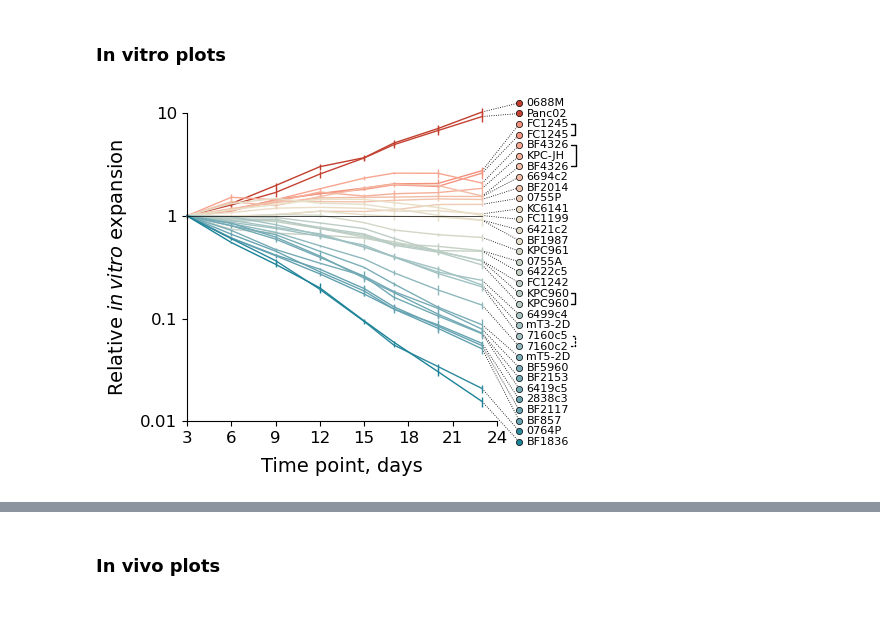
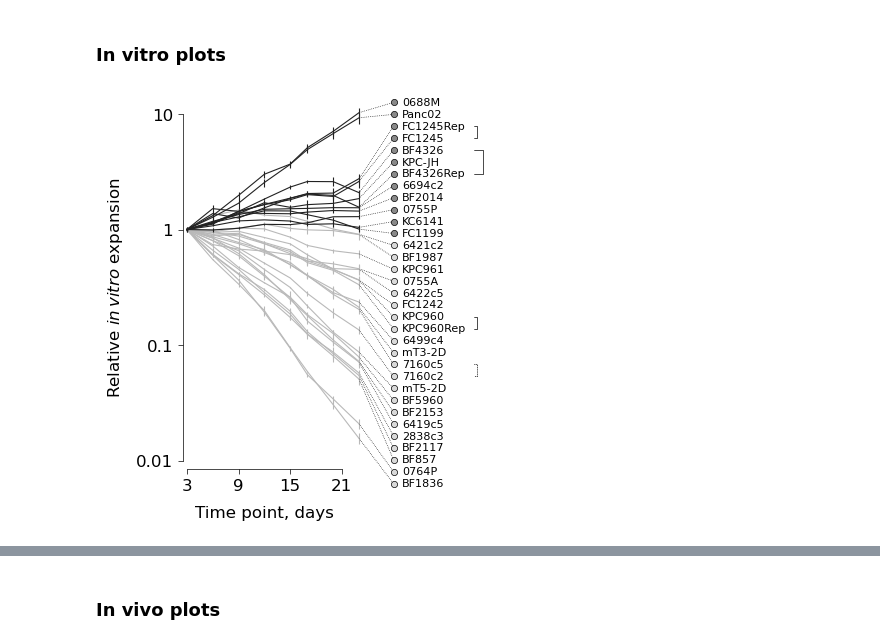
Before and after one commit to alyulina/metastatic-phenotypes, a Jupyter notebook: figures/fig2.ipynb, the cells around one changed output, grey strips where cells are left out. Saved outputs shown, nothing was run; the diff lists cells and outputs as text; code cells hidden in the pictures; blank space fills up the shorter version.

```diff
--- a/figures/fig2.ipynb
+++ b/figures/fig2.ipynb
@@ -27,17 +29,18 @@ importlib.reload(utils)
 # %%
 # pre-processed data:
 # excluded samples: SK1_8 (very low coverage), SK1_11 (duplicate of SK1_10), LS01_17 (no spike-in detected), LS01_32 (no reads)
-metadata = pd.read_csv('/Users/alyulina/Projects/Cancer/Data/metadata.csv', index_col='sample id') # all sequencing samples
-read_counts_by_cell_line = pd.read_csv('/Users/alyulina/Projects/Cancer/Data/cell-line_read_counts.csv', index_col='clID')
-cell_counts_by_cell_line = pd.read_csv('/Users/alyulina/Projects/Cancer/Data/cell-line_cell_counts.csv', index_col='clID')
+metadata = pd.read_csv('/Users/alyulina/Research/metastatic-phenotypes/data/metadata.csv', index_col='sample id') # all sequencing samples
+read_counts_by_cell_line = pd.read_csv('/Users/alyulina/Research/metastatic-phenotypes/data/cell-line_read_counts.csv', index_col='clID')
+cell_counts_by_cell_line = pd.read_csv('/Users/alyulina/Research/metastatic-phenotypes/data/cell-line_cell_counts.csv', index_col='clID')
 
 clIDs = utils.clIDs
 clID__label = utils.clID__label
-clID__color = utils.clID__color
+clID__color = utils.clID__color_in_vivo
+clID_replicates__linestyle = utils.clID_replicates__linestyle
 
 # where to find data:
-path_to_reads = '/Users/alyulina/Projects/Cancer/Data/bc_counts/'
+path_to_reads = '/Users/alyulina/Research/metastatic-phenotypes/data/bc_counts/'
 
 # where to save plots:
-path_to_save_figs = '/Users/alyulina/Projects/Cancer/Figures/fig2/'
+path_to_save_figs = '/Users/alyulina/Research/metastatic-phenotypes/figures/fig2/figs/'
 # %%
@@ -49,74 +52,70 @@ path_to_save_figs = '/Users/alyulina/Projects/Cancer/Figures/fig2/'
 in_vitro_samples = metadata.loc[metadata['experiment'] == 'in vitro'].groupby('time point, d').apply(lambda df: df.index.tolist())
 clIDs_ordered_in_vitro = ['AGGT', 'AGCA', 'CTTC', 'AGTC', 'ATCG', 'GAAG', 'CACT', 'ACCT', 'CCTT', 'CATG', 'GGAA', 'ACAC', 'GTTG', 'AGAG', 'TTGG', 'TCCA', 'CTGT', 'TTCC', 'CAGA', 'GCAT', 'CGTA', 'GGTT', 'ACGA', 'AAGG', 'GTAC', 'CGAT', 'GCTA', 'CAAC', 'TGAC', 'ATGC', 'ACTG', 'GTGA', 'CCAA'] # clIDs sorted by weighted avg expansion in vitro
 # %%
-plt.figure(figsize=(4, 4));
+name = 'in_vitro_time_series_w_labels'
+si = 'main'
+
+plt.figure(figsize=(2, 4.5));
 plt.gca().spines[['top', 'right']].set_visible(False)
-plt.gca().spines['bottom'].set_position(('axes', 0))
-plt.gca().spines['left'].set_position(('axes', 0))
-w = 0.5
+plt.gca().spines['bottom'].set_position(('axes', -0.025))
+plt.gca().spines['left'].set_position(('axes', -0.025))
+plt.gca().tick_params(width=0.5)
+for spine in ['bottom', 'left']:
+    plt.gca().spines[spine].set_linewidth(0.5)
 
-
-cmap = matplotlib.colors.LinearSegmentedColormap.from_list('custom_cmap', ['#c13e2e', '#e86b5a', '#f9a28d', '#e9e0c8', '#a3c3c3', '#5e9faf', '#00768d'][::-1])
-
-colors = matplotlib.cm.ScalarMappable(norm=matplotlib.colors.TwoSlopeNorm(vmin=-2, vcenter=0, vmax=1),
-                                      cmap=cmap)
-
-# defining cell line colors here
-clID__color = {}
 ls = np.logspace(1.1, -2.2, len(clIDs_ordered_in_vitro))
 for count, clID in enumerate(clIDs_ordered_in_vitro):
 
     xs = []
     ys = []
     errs = []
 
     # normalizing by the avg fraction at t = 3 days
     t = 3
     norm = np.mean([read_counts_by_cell_line[sample_id][clID] / sum(read_counts_by_cell_line[sample_id][1:]) for sample_id in in_vitro_samples[t]])
 
     for time_point, sample_ids in in_vitro_samples.items():
 
         xs.append(time_point)
 
         fracs = [read_counts_by_cell_line[sample_id][clID] / sum(read_counts_by_cell_line[sample_id][1:]) for sample_id in sample_ids]
         ys.append(np.mean(fracs / norm))
         errs.append(np.std(fracs / norm))
 
-    plt.errorbar(xs, ys, errs, color=colors.to_rgba(np.log10(ys[-1])), linewidth=2*w, alpha=1, clip_on=False)
-    clID__color[clID] = colors.to_rgba(np.log10(ys[-1]))
+    if ys[-1] >= 1:
+        c = '#222222'
+        d = '#898989'
+        z = 1
+    else:
+        c = '#b9b9b9'
+        d = '#d9d9d9'
+        z = -1
+    plt.errorbar(xs, ys, errs, color=c, linewidth=0.8, alpha=1, zorder=z, clip_on=False)
 
-    plt.text(26, ls[count], clID__label[clID], size=8, va='center')
-    plt.plot([xs[-1], 25.5], [ys[-1], ls[count]], linewidth=1.25*w, linestyle=':', color='black', clip_on=False, zorder=-1)
+    plt.text(28, ls[count], clID__label[clID], size=8, va='center')
+    plt.plot([xs[-1], 27], [ys[-1], ls[count]], linewidth=0.5, linestyle=':', color='black', clip_on=False, zorder=-1)
 
-    plt.scatter(25.5, ls[count], color=colors.to_rgba(np.log10(ys[-1])), edgecolor='black', linewidth=w, s=20, clip_on=False)
+    plt.scatter(27, ls[count], color=d, edgecolor='black', linewidth=0.5, s=20, clip_on=False)
 
-plt.plot([t, xs[-1]], [1, 1], color='black', zorder=100, linewidth=w)
-
-plt.annotate('', xy=(28.8, ls[2]), xycoords='data', xytext=(28.8, ls[3]), textcoords='data',
-             arrowprops=dict(arrowstyle='-', color='0', patchA=None, patchB=None, connectionstyle='bar,fraction=0.7'),
-             annotation_clip=False);
-
-plt.annotate('', xy=(28.8, ls[4]), xycoords='data', xytext=(28.8, ls[6]), textcoords='data',
-             arrowprops=dict(arrowstyle='-', color='0', patchA=None, patchB=None, connectionstyle='bar,fraction=0.4'),
-             annotation_clip=False);
-
-plt.annotate('', xy=(28.8, ls[18]), xycoords='data', xytext=(28.8, ls[19]), textcoords='data',
-             arrowprops=dict(arrowstyle='-', color='0', patchA=None, patchB=None, connectionstyle='bar,fraction=0.7'),
-             annotation_clip=False);
-
-plt.annotate('', xy=(28.8, ls[22]), xycoords='data', xytext=(28.8, ls[23]), textcoords='data',
-             arrowprops=dict(arrowstyle='-', linestyle=':', color='0', patchA=None, patchB=None, connectionstyle='bar,fraction=0.7'),
-             annotation_clip=False, rotation=90);
+# connecting replicate cell lines by lines
+for key, value in clID_replicates__linestyle.items():
+    x = 36
+    y = sorted([ls[clIDs_ordered_in_vitro.index(key[0])], ls[clIDs_ordered_in_vitro.index(key[1])]])
+    plt.annotate('', xy=(x, y[0]), xycoords='data', xytext=(x, y[1]), textcoords='data',
+                arrowprops=dict(arrowstyle='-', linestyle = value, linewidth=0.5, color='0',
+                patchA=None, patchB=None, connectionstyle='bar,fraction=-0.5'),
+                annotation_clip=False);
 
 plt.yscale('log'); plt.minorticks_off();
-plt.xlim(t, 24)
+plt.xlim(t, 21)
 plt.ylim(1e-2, 1e1)
-plt.xticks([3, 6, 9, 12, 15, 18, 21, 24], size=12)
+plt.xticks([3, 9, 15, 21], size=12)
 plt.yticks([1e-2, 1e-1, 1e0, 1e1], ['0.01', '0.1', '1', '10'], size=12)
 
-plt.xlabel('Time point, days', fontsize=14, labelpad=8);
-plt.ylabel('Relative ' + '$\it{in\,vitro}$' + ' expansion', fontsize=14, labelpad=8);
+plt.xlabel('Time point, days', fontsize=12, labelpad=8);
+plt.ylabel('Relative ' + r'$\mathit{in\,vitro}$' + ' expansion', fontsize=12, labelpad=8);
 
-#plt.savefig(path_to_save_figs + '2d_in_vitro_time_series_w_labels.pdf', dpi=300, bbox_inches='tight')
+plt.savefig(path_to_save_figs + si + '_' + name + '.pdf', dpi=300, bbox_inches='tight')
+plt.show(); plt.close('all')
 # %% [output]
-[figure, old version]
+[figure, new version]
```
Also changed, not shown: parts of 26 cells of this notebook, 1 other file.
